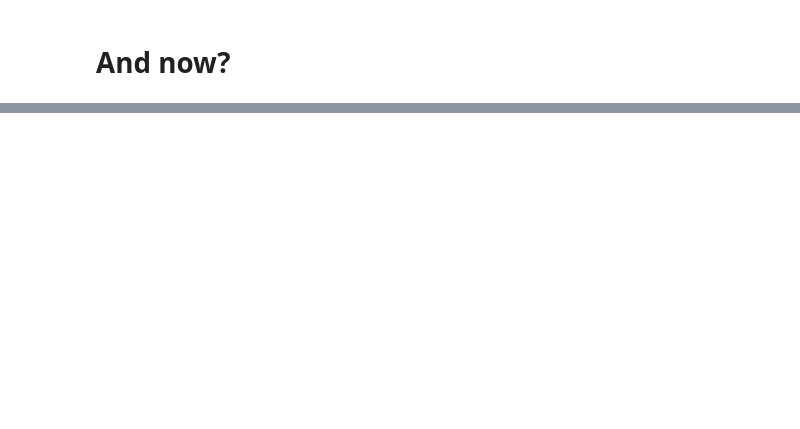
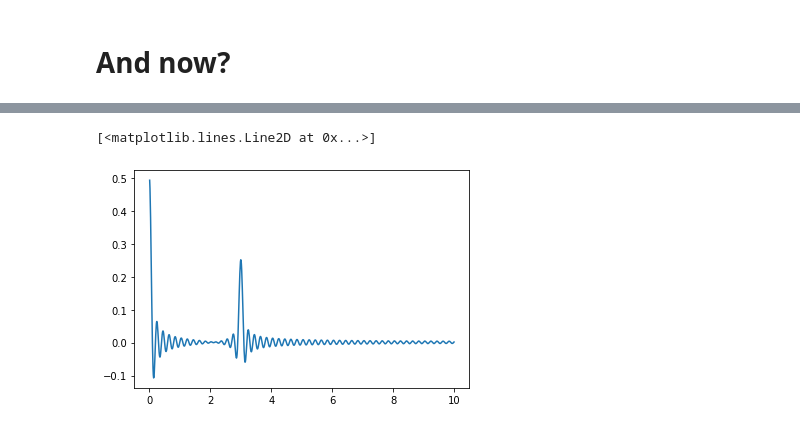
Before and after one commit to pedrogyrao/math_music, a Jupyter notebook: frequency vs time domains.ipynb, the cells around one changed output, grey strips where cells are left out. Saved outputs shown, nothing was run; the diff lists cells and outputs as text; code cells hidden in the pictures; blank space fills up the shorter version.

```diff
--- a/frequency vs time domains.ipynb
+++ b/frequency vs time domains.ipynb
@@ -352,8 +406,8 @@ plt.plot(np.arange(0, 100, 0.1), mass_centers_real)
 mass_centers_real = []
 mass_centers_imag = []
 for i in np.arange(0.1, 99, 0.1):
-    rf = rotated_freq(time_vector, combined_cosine_vector, i)
-    mean = np.sum(rf)
+    rf = rotated_freq(time_vector, cos_3, i)
+    mean = np.mean(rf)
     mass_centers_real.append(mean.real)
     mass_centers_imag.append(mean.imag)
 # %%
@@ -361,0 +418,22 @@ plt.show()
+# %%
+def fourier_transform(time_vector, wave, sampling_frequency):
+    mass_centers_real = []
+    mass_centers_imag = []
+    freqs = []
+    period = 1 / sampling_frequency
+    stop = sampling_frequency / 2
+    for i in np.arange(period, stop, period):
+        freqs.append(i)
+        rf = rotated_freq(time_vector, wave, i)
+        mean = np.mean(rf)
+        mass_centers_real.append(mean.real)
+        mass_centers_imag.append(mean.imag)
+    return freqs, mass_centers_real, mass_centers_imag
+# %%
+combined_cosine_vector = cos_1_vector + cos_02_vector + cos_2_vector
+f, r, i = fourier_transform(time_vector, cos_3, sampling_frequency)
+# %%
+plt.plot(f[:1000], r[:1000])
+# %% [output]
+[<matplotlib.lines.Line2D at 0x...>]
+[figure, added]
```
Also changed, not shown: parts of 19 cells of this notebook, 2 other files.
